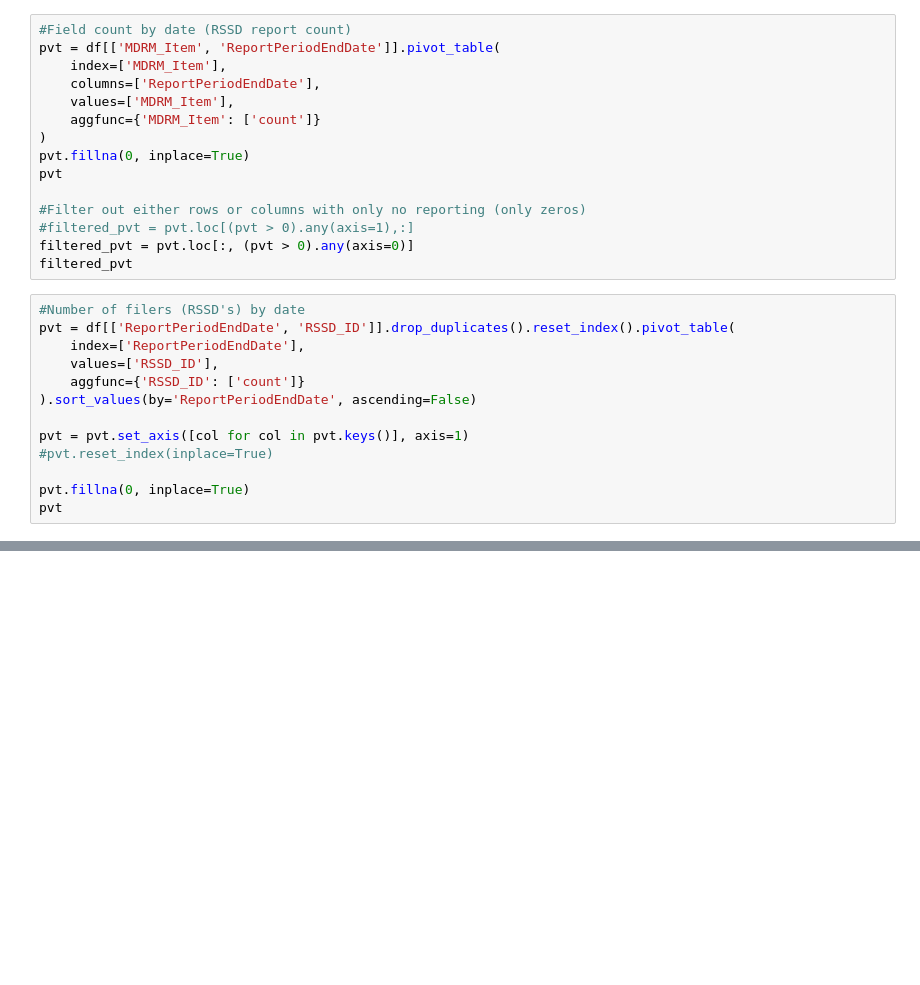
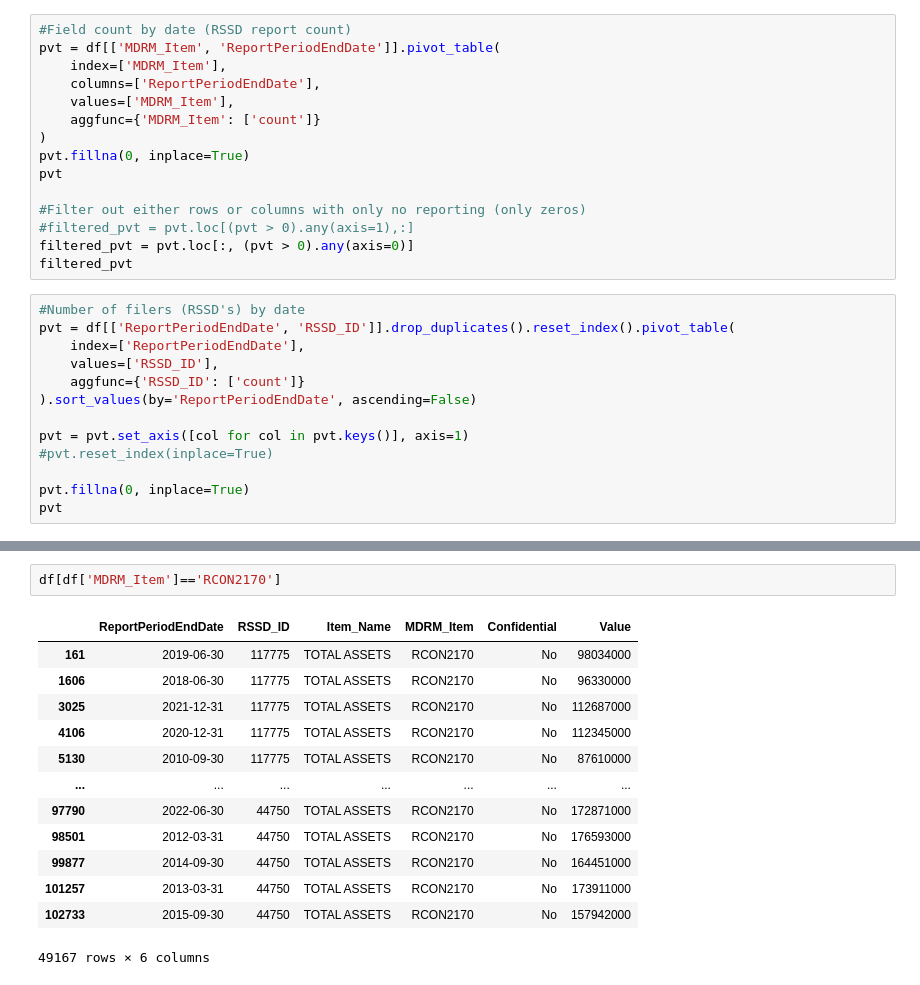
Before and after one commit to krisLB/ffiec-xbrl, a Jupyter notebook: main.ipynb, the cells around one changed output, grey strips where cells are left out. Saved outputs shown, nothing was run; the diff lists cells and outputs as text; blank space fills up the shorter version.

```diff
--- a/main.ipynb
+++ b/main.ipynb
@@ -158,0 +199,16 @@ pvt
+# %%
+df[df['MDRM_Item']=='RCON2170']
+# %% [output]
+|  | ReportPeriodEndDate | RSSD_ID | Item_Name | MDRM_Item | Confidential | Value |
+| 161 | 2019-06-30 | 117775 | TOTAL ASSETS | RCON2170 | No | 98034000 |
+| 1606 | 2018-06-30 | 117775 | TOTAL ASSETS | RCON2170 | No | 96330000 |
+| 3025 | 2021-12-31 | 117775 | TOTAL ASSETS | RCON2170 | No | 112687000 |
+| 4106 | 2020-12-31 | 117775 | TOTAL ASSETS | RCON2170 | No | 112345000 |
+| 5130 | 2010-09-30 | 117775 | TOTAL ASSETS | RCON2170 | No | 87610000 |
+| ... | ... | ... | ... | ... | ... | ... |
+| 97790 | 2022-06-30 | 44750 | TOTAL ASSETS | RCON2170 | No | 172871000 |
+| 98501 | 2012-03-31 | 44750 | TOTAL ASSETS | RCON2170 | No | 176593000 |
+| 99877 | 2014-09-30 | 44750 | TOTAL ASSETS | RCON2170 | No | 164451000 |
+| 101257 | 2013-03-31 | 44750 | TOTAL ASSETS | RCON2170 | No | 173911000 |
+| 102733 | 2015-09-30 | 44750 | TOTAL ASSETS | RCON2170 | No | 157942000 |
+49167 rows × 6 columns
```
Also changed, not shown: parts of 15 cells of this notebook, 1 other file.
